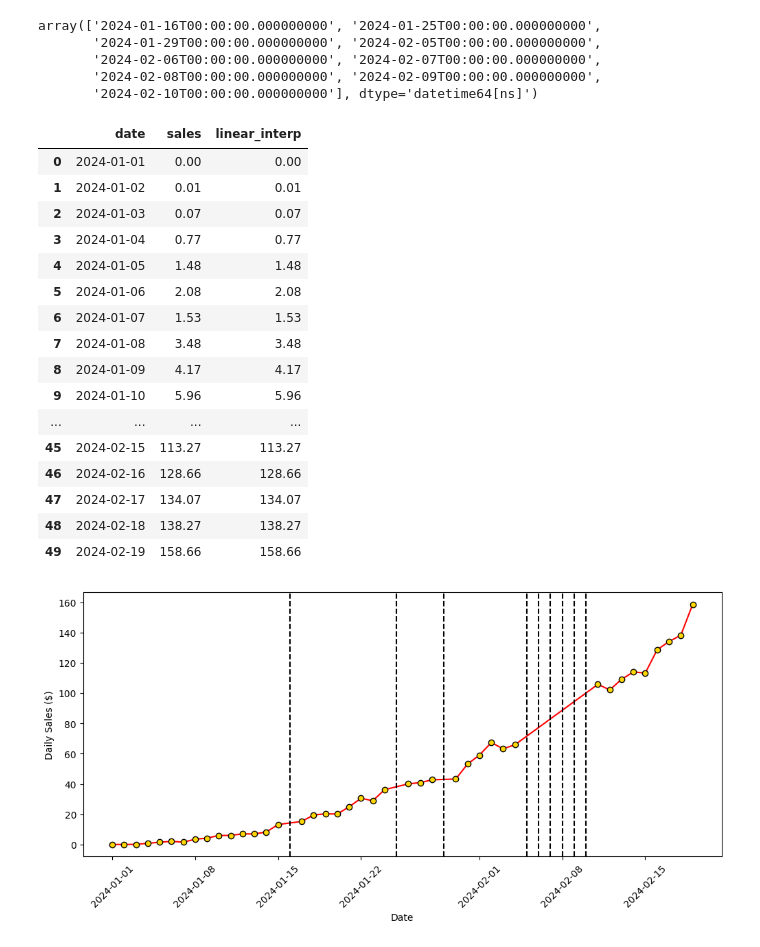
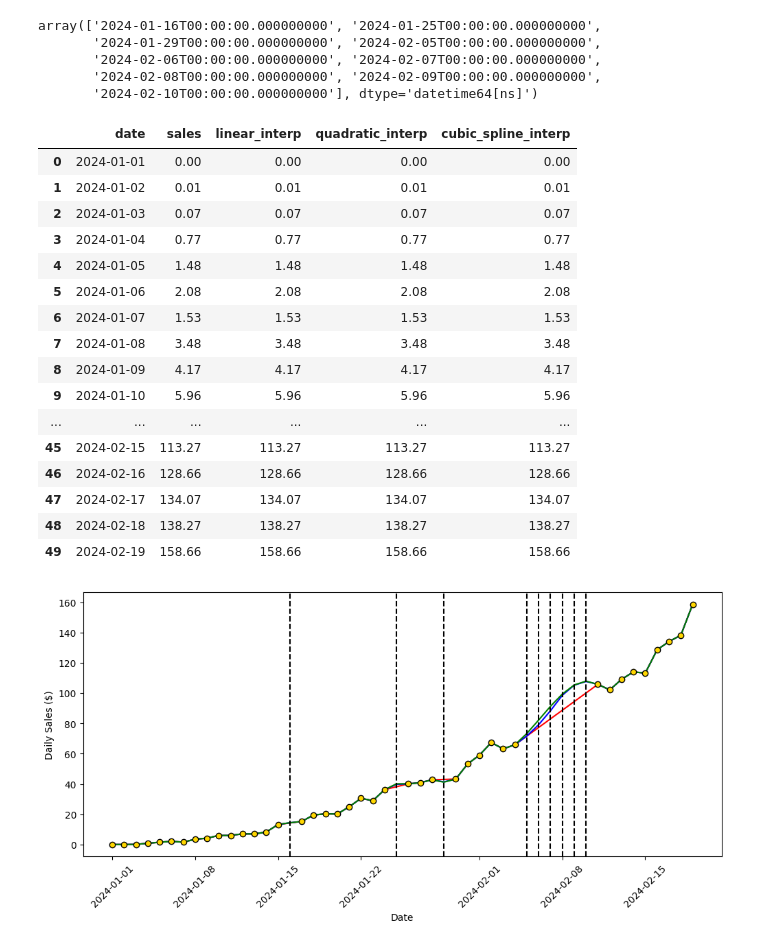
Before and after one commit to Paulvitalis200/missing-data-pandas, a Jupyter notebook: main.ipynb, the cells around one changed output. Drawn from its saved outputs; the diff is of its cells as text; code cells hidden in the pictures.

Commit message:
Quadratic interpolation and Cubic spline interpolation

```diff
--- a/main.ipynb
+++ b/main.ipynb
@@ -64,43 +77,53 @@ array(['2024-01-16T00:00:00.000000000', '2024-01-25T00:00:00.000000000',
 
 df["linear_interp"] = df["sales"].interpolate(method="linear")
 
+
+# What if data shape is more complex? We can extend linear interpol to polynomial interp.
+df["quadratic_interp"] = df["sales"].interpolate(method="quadratic")
+
+
+# We can also use cubic spline interp
+df["cubic_spline_interp"] = df["sales"].interpolate(method="cubicspline")
+
 df
 # %% [output]
-|  | date | sales | linear_interp |
-| 0 | 2024-01-01 | 0.00 | 0.00 |
-| 1 | 2024-01-02 | 0.01 | 0.01 |
-| 2 | 2024-01-03 | 0.07 | 0.07 |
-| 3 | 2024-01-04 | 0.77 | 0.77 |
-| 4 | 2024-01-05 | 1.48 | 1.48 |
-| 5 | 2024-01-06 | 2.08 | 2.08 |
-| 6 | 2024-01-07 | 1.53 | 1.53 |
-| 7 | 2024-01-08 | 3.48 | 3.48 |
-| 8 | 2024-01-09 | 4.17 | 4.17 |
-| 9 | 2024-01-10 | 5.96 | 5.96 |
-| ... | ... | ... | ... |
-| 45 | 2024-02-15 | 113.27 | 113.27 |
-| 46 | 2024-02-16 | 128.66 | 128.66 |
-| 47 | 2024-02-17 | 134.07 | 134.07 |
-| 48 | 2024-02-18 | 138.27 | 138.27 |
-| 49 | 2024-02-19 | 158.66 | 158.66 |
+|  | date | sales | linear_interp | quadratic_interp | cubic_spline_interp |
+| 0 | 2024-01-01 | 0.00 | 0.00 | 0.00 | 0.00 |
+| 1 | 2024-01-02 | 0.01 | 0.01 | 0.01 | 0.01 |
+| 2 | 2024-01-03 | 0.07 | 0.07 | 0.07 | 0.07 |
+| 3 | 2024-01-04 | 0.77 | 0.77 | 0.77 | 0.77 |
+| 4 | 2024-01-05 | 1.48 | 1.48 | 1.48 | 1.48 |
+| 5 | 2024-01-06 | 2.08 | 2.08 | 2.08 | 2.08 |
+| 6 | 2024-01-07 | 1.53 | 1.53 | 1.53 | 1.53 |
+| 7 | 2024-01-08 | 3.48 | 3.48 | 3.48 | 3.48 |
+| 8 | 2024-01-09 | 4.17 | 4.17 | 4.17 | 4.17 |
+| 9 | 2024-01-10 | 5.96 | 5.96 | 5.96 | 5.96 |
+| ... | ... | ... | ... | ... | ... |
+| 45 | 2024-02-15 | 113.27 | 113.27 | 113.27 | 113.27 |
+| 46 | 2024-02-16 | 128.66 | 128.66 | 128.66 | 128.66 |
+| 47 | 2024-02-17 | 134.07 | 134.07 | 134.07 | 134.07 |
+| 48 | 2024-02-18 | 138.27 | 138.27 | 138.27 | 138.27 |
+| 49 | 2024-02-19 | 158.66 | 158.66 | 158.66 | 158.66 |
 # %%
 
 
 # We can plot this to see how the missing data affects us and to see where we are missing data
 
 plt.figure(figsize = (12,5))
 
 plt.plot(df["date"], df["linear_interp"], "-", label="linear", color="red")
+plt.plot(df["date"], df["quadratic_interp"], "-", label="quadratic", color="blue")
+plt.plot(df["date"], df["cubic_spline_interp"], "-", label="cubicspline", color="green")
 plt.plot(df["date"], df["sales"], "o", label='sales', color="gold", markeredgewidth=1, markeredgecolor='black')
 
 for date_value in na_dates:
     plt.axvline(date_value, linestyle="dashed", color="black")
 
 plt.xticks(rotation=45)
 plt.xlabel("Date")
 plt.ylabel("Daily Sales ($)")
 
 plt.show()
 # %% [output]
-[figure, old version]
+[figure, new version]
 # %%
```
Also changed, not shown: parts of 8 cells of this notebook.
